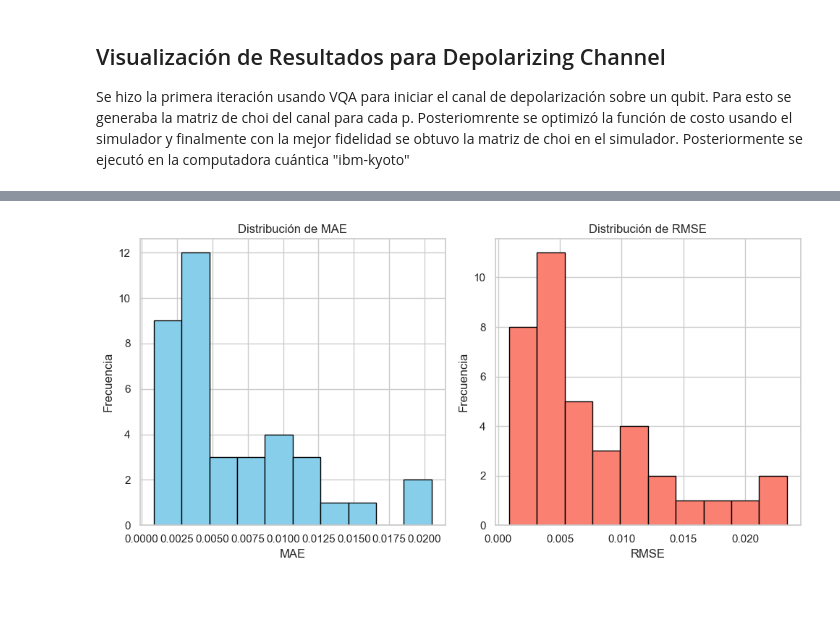
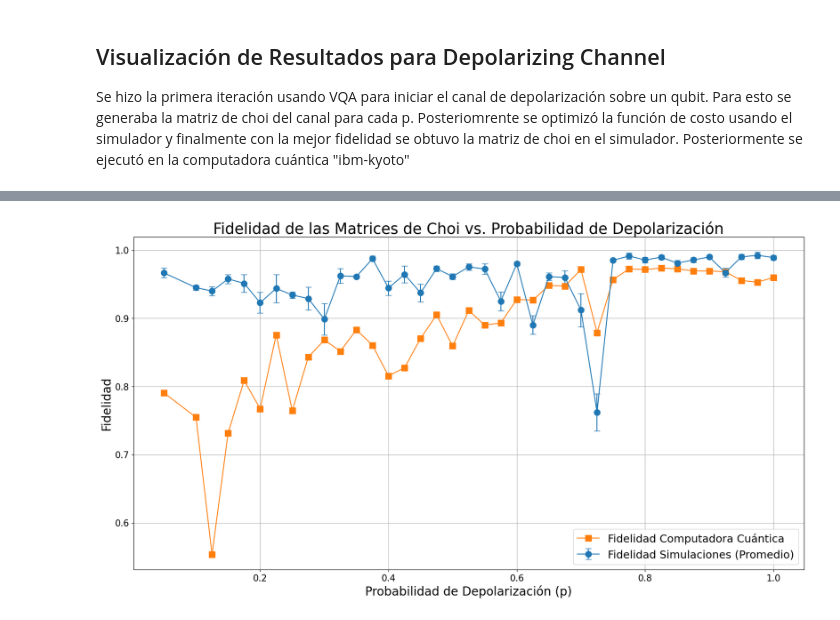
Before and after one commit to f98ch/EPS, a Jupyter notebook: Código y Resultados/Trabajo Tesisv2.ipynb, the cells around one changed output, grey strips where cells are left out. Drawn from its saved outputs; the diff is of its cells as text; code cells hidden in the pictures.

```diff
--- a/Código y Resultados/Trabajo Tesisv2.ipynb
+++ b/Código y Resultados/Trabajo Tesisv2.ipynb
@@ -477,0 +672,21 @@ df_depo = pd.read_pickle("resultados_tratados_01-06-24")
+# %%
+# Definir los límites de los bines
+bins = [0, 0.25, 0.50, 0.75,1.0]
+
+# Crear los bines usando pd.cut
+df_depo['p_bins'] = pd.cut(df_depo['p'], bins=bins)
+
+# Agrupar por los bines y calcular la desviación estándar de Fidelidad_qc en cada bin
+std_per_bin = df_depo.groupby('p_bins')['Fidelidad_prom'].mean()
+
+# Plotear la desviación estándar por bines
+std_per_bin.plot(kind='bar', color='skyblue', edgecolor='black')
+
+# Agregar títulos y etiquetas
+plt.title('Desviación Estándar de Fidelidad QC por Bines de p')
+plt.xlabel('Intervalos de p')
+plt.ylabel('Desviación Estándar de Fidelidad QC')
+plt.xticks(rotation=45)
+
+# Mostrar la gráfica
+plt.show()
@@ -478,20 +739,15 @@ df_depo = pd.read_pickle("resultados_tratados_01-06-24")
 # %%
-# Plotear los resultados
-plt.figure(figsize=(10, 5))
+plt.figure(figsize=(20,10))
 
-plt.subplot(1, 2, 1)
-plt.hist(df_depo['MAE'], bins=10, color='skyblue', edgecolor='black')
-plt.title('Distribución de MAE')
-plt.xlabel('MAE')
-plt.ylabel('Frecuencia')
+plt.errorbar(df_depo['p'], df_depo['Fidelidad_prom'], yerr=df_depo['std_error'], fmt='-o', label='Fidelidad Simulaciones (Promedio)', capsize=5, markersize=10)
+plt.plot(df_depo['p'], df_depo['Fidelidad_qc'], '-s', label='Fidelidad Computadora Cuántica', markersize=10)
 
-plt.subplot(1, 2, 2)
-plt.hist(df_depo['RMSE'], bins=10, color='salmon', edgecolor='black')
-plt.title('Distribución de RMSE')
-plt.xlabel('RMSE')
-plt.ylabel('Frecuencia')
-
-plt.tight_layout()
+plt.title('Fidelidad de las Matrices de Choi vs. Probabilidad de Depolarización', fontsize=25)
+plt.xlabel('Probabilidad de Depolarización (p)', fontsize=20)
+plt.ylabel('Fidelidad', fontsize=20)
+plt.tick_params(axis='both', which='major', labelsize=15)  # Aumenta el tamaño de los ticks
+plt.legend(fontsize=18)  # Aumenta el tamaño de la leyenda
+plt.grid(True)
 plt.show()
 # %% [output]
-[figure, old version]
+[figure, new version]
```
Also changed, not shown: parts of 32 cells of this notebook, 2 other files.
